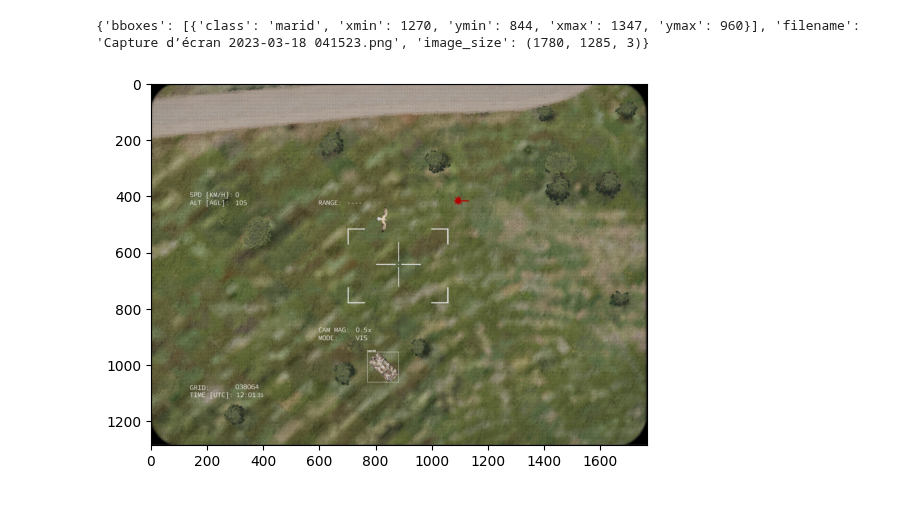
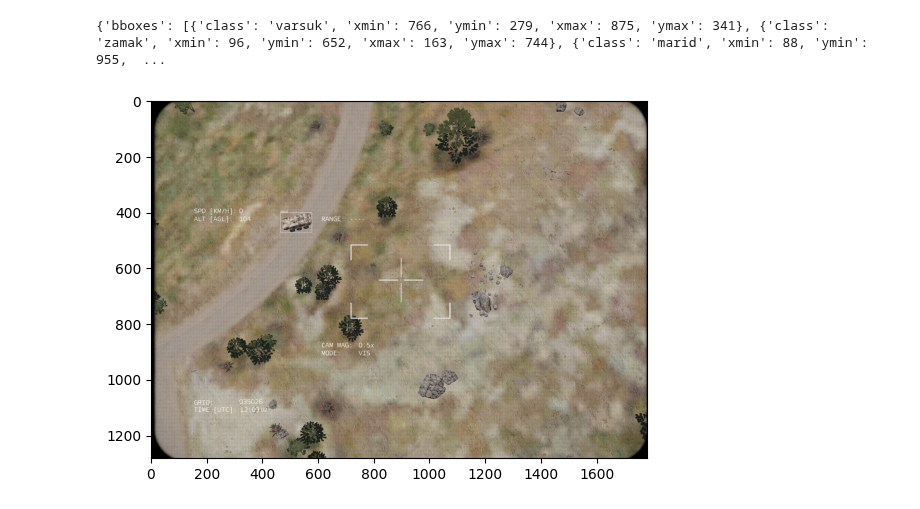
Before and after one commit to AlexandreSajus/Military-Vehicles-Image-Recognition, a Jupyter notebook: data_preparation.ipynb, the cells around one changed output. Drawn from its saved outputs; the diff is of its cells as text; code cells hidden in the pictures.

```diff
--- a/data_preparation.ipynb
+++ b/data_preparation.ipynb
@@ -49,13 +49,13 @@ def extract_info_from_xml(xml_file):
             info_dict['bboxes'].append(bbox)
 
     return info_dict
-# %%
-print(extract_info_from_xml('annotations/Capture d’écran 2023-03-18 041523.xml'))
-# %% [output]
-{'bboxes': [{'class': 'marid', 'xmin': 1270, 'ymin': 844, 'xmax': 1347, 'ymax': 960}], 'filename': 'Capture d’écran 2023-03-18 041523.png', 'image_size': (1780, 1285, 3)}
+# %%
+print(extract_info_from_xml('arma3_dataset/labels/complex (1).xml'))
+# %% [output]
+{'bboxes': [{'class': 'varsuk', 'xmin': 766, 'ymin': 279, 'xmax': 875, 'ymax': 341}, {'class': 'zamak', 'xmin': 96, 'ymin': 652, 'xmax': 163, 'ymax': 744}, {'class': 'marid', 'xmin': 88, 'ymin': 955,  ...
 # %%
 # Dictionary that maps class names to IDs
-class_name_to_id_mapping = {"marid": 0, "zamak": 1}
+class_name_to_id_mapping = {"marid": 0, "zamak": 1, "varsuk": 2}
 
 # Convert the info dict to the required yolo format and write it to disk
 def convert_to_yolov5(info_dict):
@@ -91,7 +91,7 @@ def convert_to_yolov5(info_dict):
     print("\n".join(print_buffer), file= open(save_file_name, "w"))
 # %%
 # Get the annotations
-annotations = [os.path.join('annotations', x) for x in os.listdir('annotations') if x[-3:] == "xml"]
+annotations = [os.path.join('arma3_dataset/labels', x) for x in os.listdir('arma3_dataset/labels') if x[-3:] == "xml"]
 annotations.sort()
 
 # Convert and save the annotations
@@ -117,34 +117,34 @@ def plot_bounding_box(image, annotation_list):
     transformed_annotations[:,1] = transformed_annotations[:,1] - (transformed_annotations[:,3] / 2)
     transformed_annotations[:,2] = transformed_annotations[:,2] - (transformed_annotations[:,4] / 2)
     transformed_annotations[:,3] = transformed_annotations[:,1] + transformed_annotations[:,3]
     transformed_annotations[:,4] = transformed_annotations[:,2] + transformed_annotations[:,4]
 
     for ann in transformed_annotations:
         obj_cls, x0, y0, x1, y1 = ann
         plotted_image.rectangle(((x0,y0), (x1,y1)))
 
         plotted_image.text((x0, y0 - 10), class_id_to_name_mapping[(int(obj_cls))])
 
     plt.imshow(np.array(image))
     plt.show()
 
 # Get any random annotation file
 annotation_file = random.choice(annotations)
 with open(annotation_file, "r") as file:
     annotation_list = file.read().split("\n")[:-1]
     annotation_list = [x.split(" ") for x in annotation_list]
     annotation_list = [[float(y) for y in x ] for x in annotation_list]
 
 #Get the corresponding image file
-image_file = annotation_file.replace("annotations", "images").replace("txt", "png")
+image_file = annotation_file.replace("annotations", "arma3_dataset/images").replace("txt", "png")
 assert os.path.exists(image_file)
 
 #Load the image
 image = Image.open(image_file)
 
 #Plot the Bounding Box
 plot_bounding_box(image, annotation_list)
 # %% [output]
-[figure, old version]
+[figure, new version]
 # %%
 # Read images and annotations
```
Also changed, not shown: parts of 2 cells of this notebook, 4 other files.
